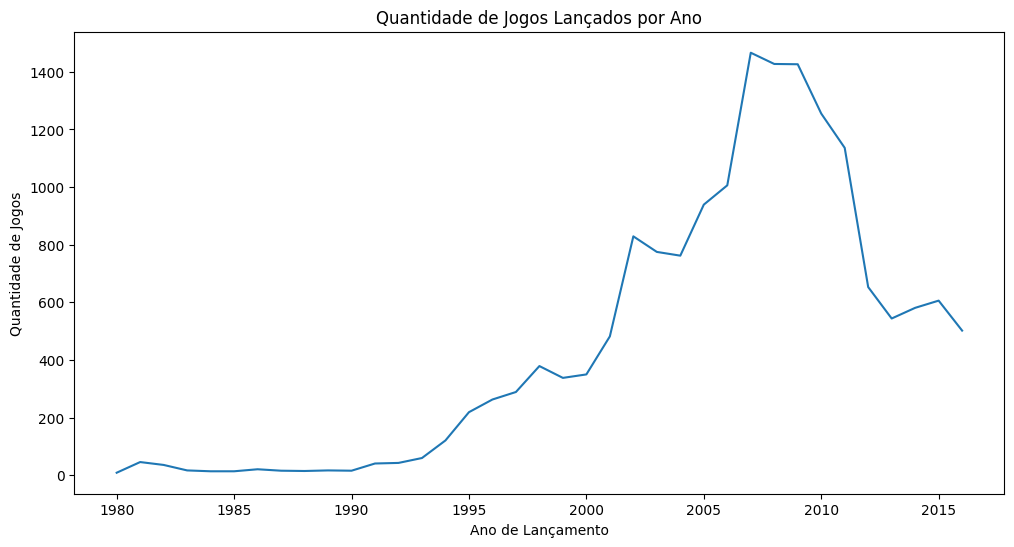
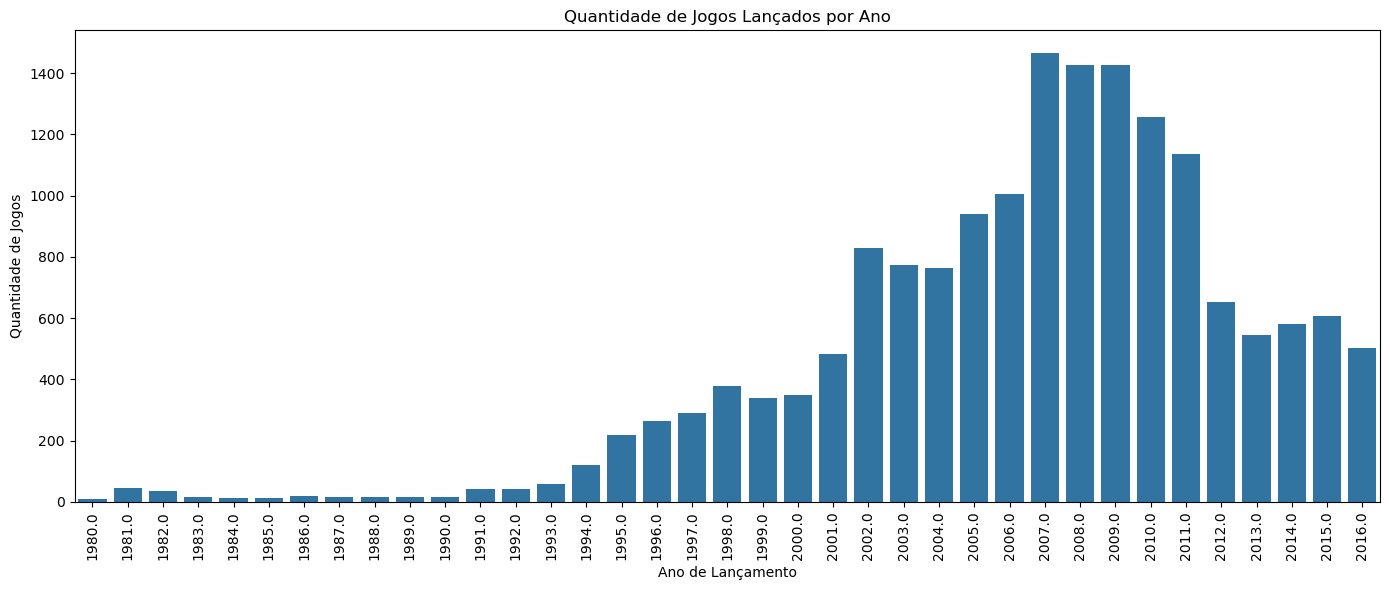
Unified diff of the notebook cell whose output changed from the first chart to the second:
--- before
+++ after
@@ -3,8 +3,10 @@
 
 #visualizando a quantidade de jogos lançados por ano
-plt.figure(figsize=(12, 6))
-sns.lineplot(x=games_per_year.index, y=games_per_year.values)
+plt.figure(figsize=(14, 6))
+sns.barplot(x=games_per_year.index, y=games_per_year.values)
 plt.title('Quantidade de Jogos Lançados por Ano')
 plt.xlabel('Ano de Lançamento')
 plt.ylabel('Quantidade de Jogos')
+plt.xticks(rotation=90)
+plt.tight_layout()
 plt.show()

Commit: commit